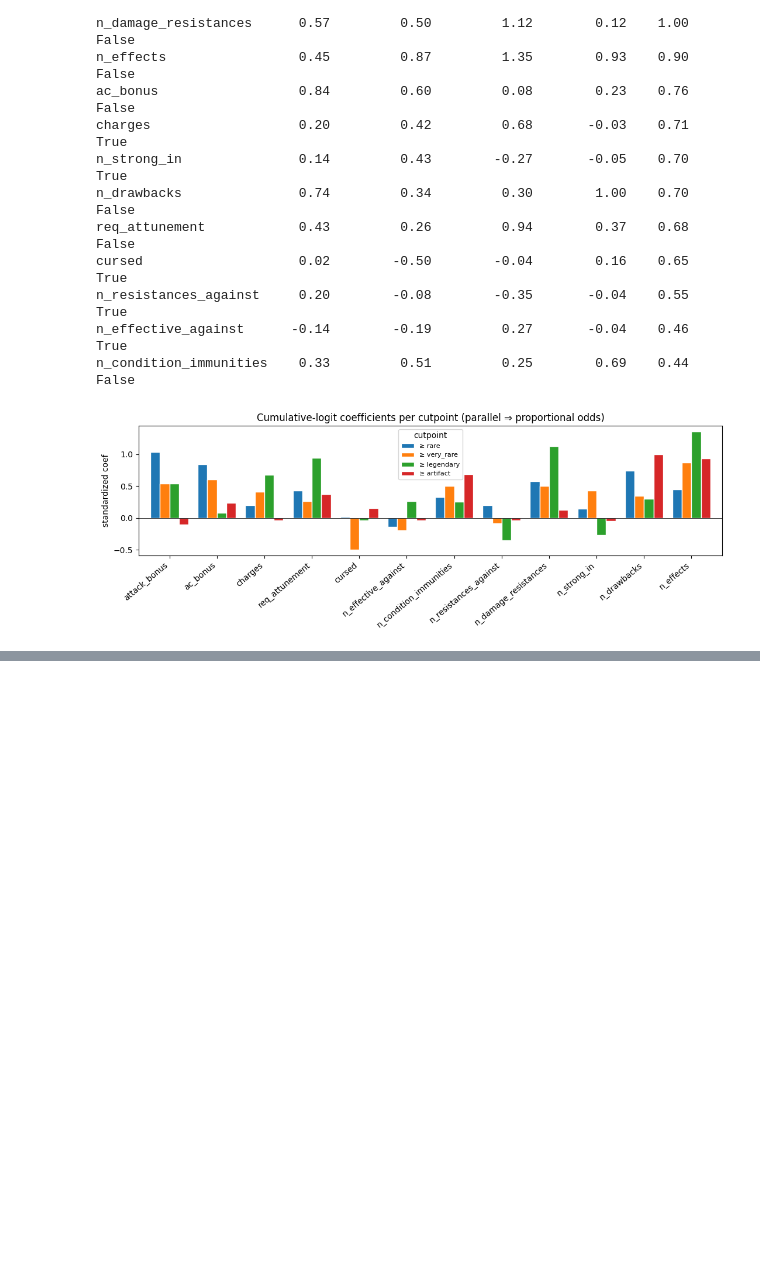
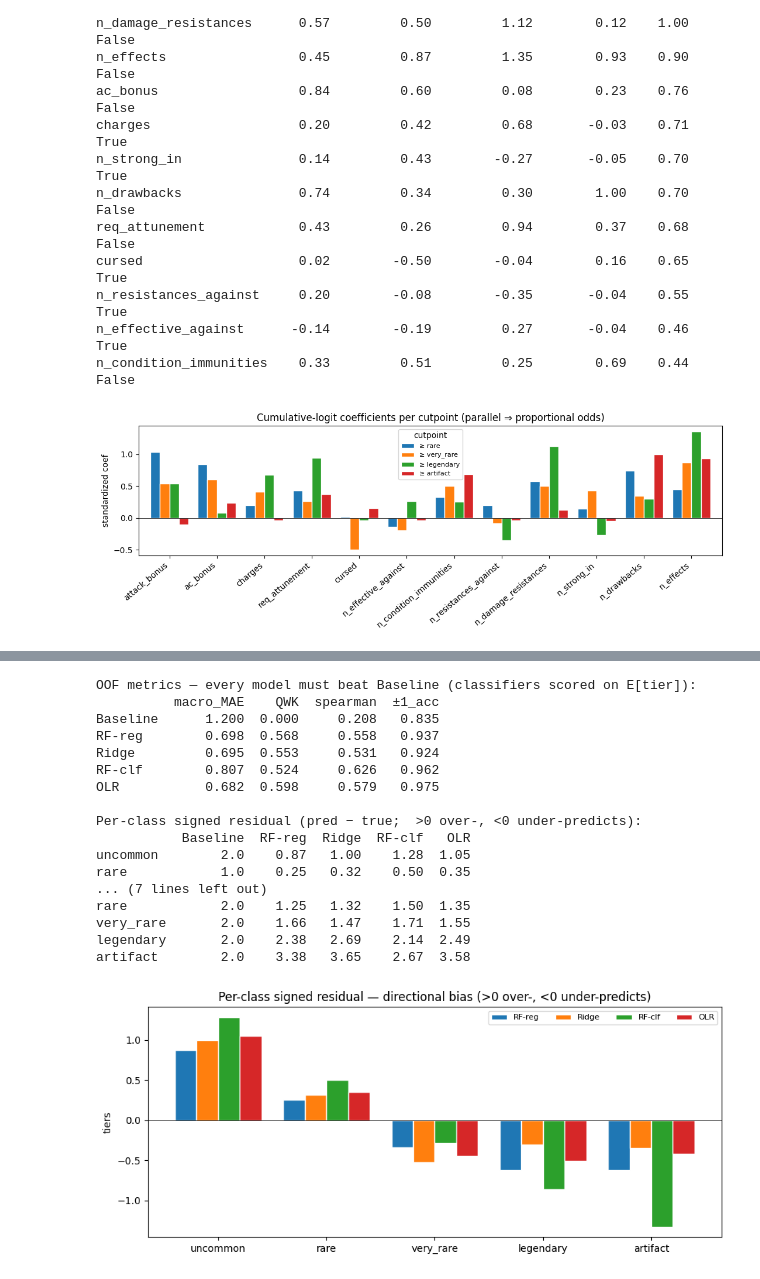
Before and after one commit to alfredmastan/take_home_assignment, a Jupyter notebook: reznar/analysis.ipynb, the cells around one changed output, grey strips where cells are left out. Saved outputs shown, nothing was run; the diff lists cells and outputs as text; code cells hidden in the pictures; blank space fills up the shorter version.

```diff
--- a/reznar/analysis.ipynb
+++ b/reznar/analysis.ipynb
@@ -408,0 +462,75 @@ RF vs Ridge prediction correlation: r = +0.696
+# %%
+from sklearn.dummy import DummyRegressor
+
+# Common currency: regressors score on raw output, classifiers on E[tier] = Σ k·P(k).
+raw = lambda est, Xte: est.predict(Xte)
+etier = lambda est, Xte: est.predict_proba(Xte) @ est.classes_
+K = len(RARITY_ORDER)
+
+rfclf_factory = lambda: RandomForestClassifier(
+    n_estimators=500, max_depth=4, min_samples_leaf=5, random_state=0, n_jobs=-1,
+)
+
+# name -> (factory, weight_key, score_fn)
+MODELS = {
+    "Baseline": (lambda: DummyRegressor(strategy="mean"), "sample_weight",        raw),
+    "RF-reg":   (rf_factory,                              "sample_weight",        raw),
+    "Ridge":    (ridge_factory,                           "ridge__sample_weight", raw),
+    "RF-clf":   (rfclf_factory,                           "sample_weight",        etier),
+    "OLR":      (olr_factory,                             "olr__sample_weight",   etier),
+}
+
+scores = {nm: oof_predict(f, X, y, weight_key=wk, score=sc)[0] for nm, (f, wk, sc) in MODELS.items()}
+
+
+def metrics(s):
+    r = np.clip(np.round(s), 0, K - 1).astype(int)
+    macro_mae = np.mean([mean_absolute_error(y[y == k], r[y == k]) for k in range(K) if (y == k).any()])
+    return {
+        "macro_MAE": macro_mae,
+        "QWK":       cohen_kappa_score(y, r, weights="quadratic"),
+        "spearman":  0.0 if np.std(s) == 0 else stats.spearmanr(y, s).statistic,  # const baseline → undefined
+        "±1_acc":    np.mean(np.abs(y - r) <= 1),
+    }
+
+
+summary = pd.DataFrame({nm: metrics(s) for nm, s in scores.items()}).T
+print("OOF metrics — every model must beat Baseline (classifiers scored on E[tier]):")
+print(summary.round(3).to_string())
+
+# Per-class directional bias
+signed = pd.DataFrame({nm: [(scores[nm][y == k] - y[y == k]).mean() for k in range(K)] for nm in MODELS}, index=RARITY_ORDER)
+mean_pred = pd.DataFrame({nm: [scores[nm][y == k].mean() for k in range(K)] for nm in MODELS}, index=RARITY_ORDER)
+print("\nPer-class signed residual (pred − true;  >0 over-, <0 under-predicts):")
+print(signed.round(2).to_string())
+print("\nPer-class mean prediction:")
+print(mean_pred.round(2).to_string())
+
+ax = signed.drop(columns="Baseline").plot(kind="bar", figsize=(9, 4), edgecolor="white", width=0.8)
+ax.axhline(0, color="black", linewidth=0.6)
+ax.set_title("Per-class signed residual — directional bias (>0 over-, <0 under-predicts)")
+ax.set_ylabel("tiers")
+ax.set_xlabel("")
+plt.xticks(rotation=0)
+plt.legend(fontsize=8, ncol=4)
+plt.tight_layout()
+plt.show()
+# %% [output]
+OOF metrics — every model must beat Baseline (classifiers scored on E[tier]):
+          macro_MAE    QWK  spearman  ±1_acc
+Baseline      1.200  0.000     0.208   0.835
+RF-reg        0.698  0.568     0.558   0.937
+Ridge         0.695  0.553     0.531   0.924
+RF-clf        0.807  0.524     0.626   0.962
+OLR           0.682  0.598     0.579   0.975
+
+Per-class signed residual (pred − true;  >0 over-, <0 under-predicts):
+           Baseline  RF-reg  Ridge  RF-clf   OLR
+uncommon        2.0    0.87   1.00    1.28  1.05
+rare            1.0    0.25   0.32    0.50  0.35
+... (7 lines left out)
+rare            2.0    1.25   1.32    1.50  1.35
+very_rare       2.0    1.66   1.47    1.71  1.55
+legendary       2.0    2.38   2.69    2.14  2.49
+artifact        2.0    3.38   3.65    2.67  3.58
+[figure, added]
```
Also changed, not shown: parts of 13 cells of this notebook, 1 other file.
